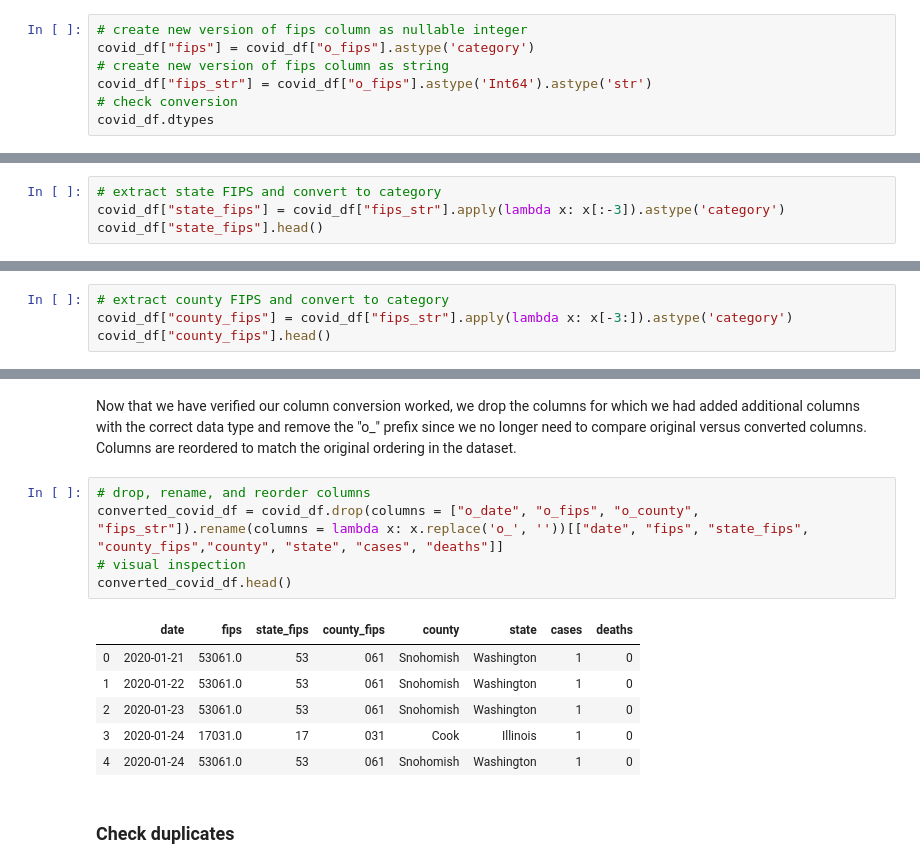
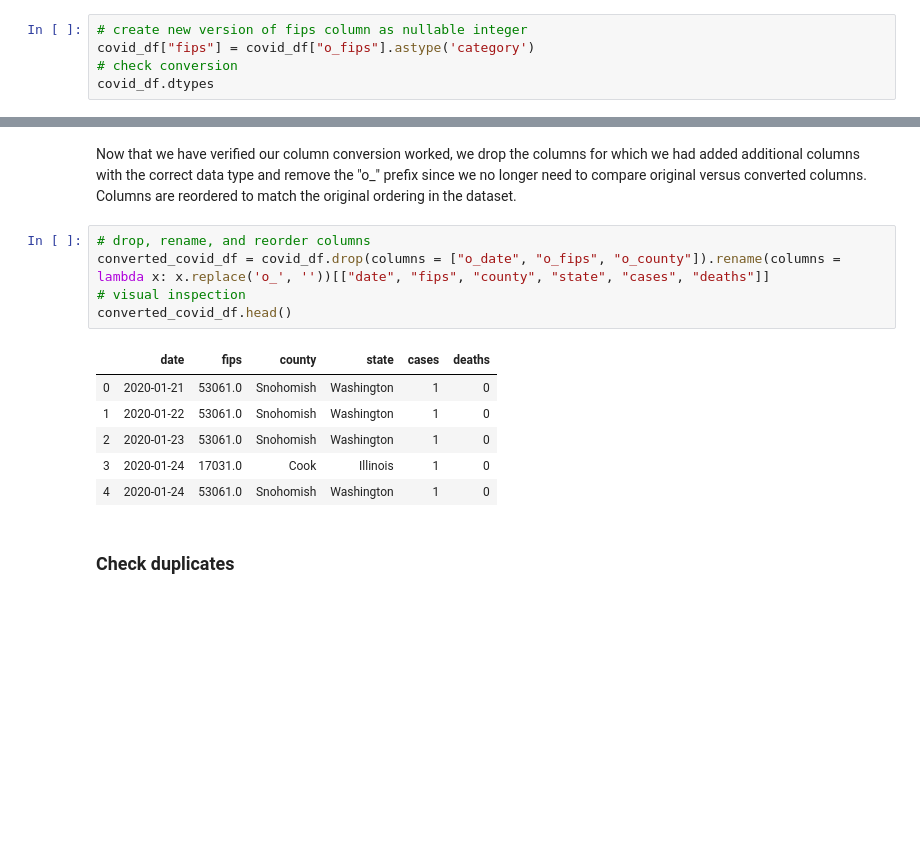
Before and after one commit to CSJohnLee/COVID19_Project, a Jupyter notebook: data_processing/covid19_data_pickle.ipynb, the cells around one changed output, grey strips where cells are left out. Saved outputs shown, nothing was run; the diff lists cells and outputs as text; blank space fills up the shorter version.

Commit message:
updating data cleaning file for NYT covid data; uploading new data sourcing/cleaning file for covid tracking project data

```diff
--- a/data_processing/covid19_data_pickle.ipynb
+++ b/data_processing/covid19_data_pickle.ipynb
@@ -79,8 +79,6 @@ dtype: object
 # %%
 # create new version of fips column as nullable integer
 covid_df["fips"] = covid_df["o_fips"].astype('category')
-# create new version of fips column as string
-covid_df["fips_str"] = covid_df["o_fips"].astype('Int64').astype('str')
 # check conversion
 covid_df.dtypes
 # %% [output]
@@ -96,5 +93 @@ fips_str            object
 dtype: object
-# %%
-# extract state FIPS and convert to category
-covid_df["state_fips"] = covid_df["fips_str"].apply(lambda x: x[:-3]).astype('category')
-covid_df["state_fips"].head()
@@ -109,4 +93,0 @@ Categories (52, object): [, 1, 10, 11, ..., 56, 6, 8, 9]
-# %%
-# extract county FIPS and convert to category
-covid_df["county_fips"] = covid_df["fips_str"].apply(lambda x: x[-3:]).astype('category')
-covid_df["county_fips"].head()
@@ -235,16 +205,16 @@ covid_df.describe(include = 'all')
 Now that we have verified our column conversion worked, we drop the columns for which we had added additional columns with the correct data type and remove the "o_" prefix since we no longer need to compare original versus converted columns. Columns are reordered to match the original ordering in the dataset.
 # %%
 # drop, rename, and reorder columns
-converted_covid_df = covid_df.drop(columns = ["o_date", "o_fips", "o_county", "fips_str"]).rename(columns = lambda x: x.replace('o_', ''))[["date", "fips", "state_fips", "county_fips","county", "state", "cases", "deaths"]]
+converted_covid_df = covid_df.drop(columns = ["o_date", "o_fips", "o_county"]).rename(columns = lambda x: x.replace('o_', ''))[["date", "fips", "county", "state", "cases", "deaths"]]
 # visual inspection
 converted_covid_df.head()
 # %% [output]
-|  | date | fips | state_fips | county_fips | county | state | cases | deaths |
-| 0 | 2020-01-21 | 53061.0 | 53 | 061 | Snohomish | Washington | 1 | 0 |
-| 1 | 2020-01-22 | 53061.0 | 53 | 061 | Snohomish | Washington | 1 | 0 |
-| 2 | 2020-01-23 | 53061.0 | 53 | 061 | Snohomish | Washington | 1 | 0 |
-| 3 | 2020-01-24 | 17031.0 | 17 | 031 | Cook | Illinois | 1 | 0 |
-| 4 | 2020-01-24 | 53061.0 | 53 | 061 | Snohomish | Washington | 1 | 0 |
+|  | date | fips | county | state | cases | deaths |
+| 0 | 2020-01-21 | 53061.0 | Snohomish | Washington | 1 | 0 |
+| 1 | 2020-01-22 | 53061.0 | Snohomish | Washington | 1 | 0 |
+| 2 | 2020-01-23 | 53061.0 | Snohomish | Washington | 1 | 0 |
+| 3 | 2020-01-24 | 17031.0 | Cook | Illinois | 1 | 0 |
+| 4 | 2020-01-24 | 53061.0 | Snohomish | Washington | 1 | 0 |
 # %% [markdown]
 ### Check duplicates
 # %% [markdown]
```
Also changed, not shown: parts of 24 cells of this notebook, 3 other files.
